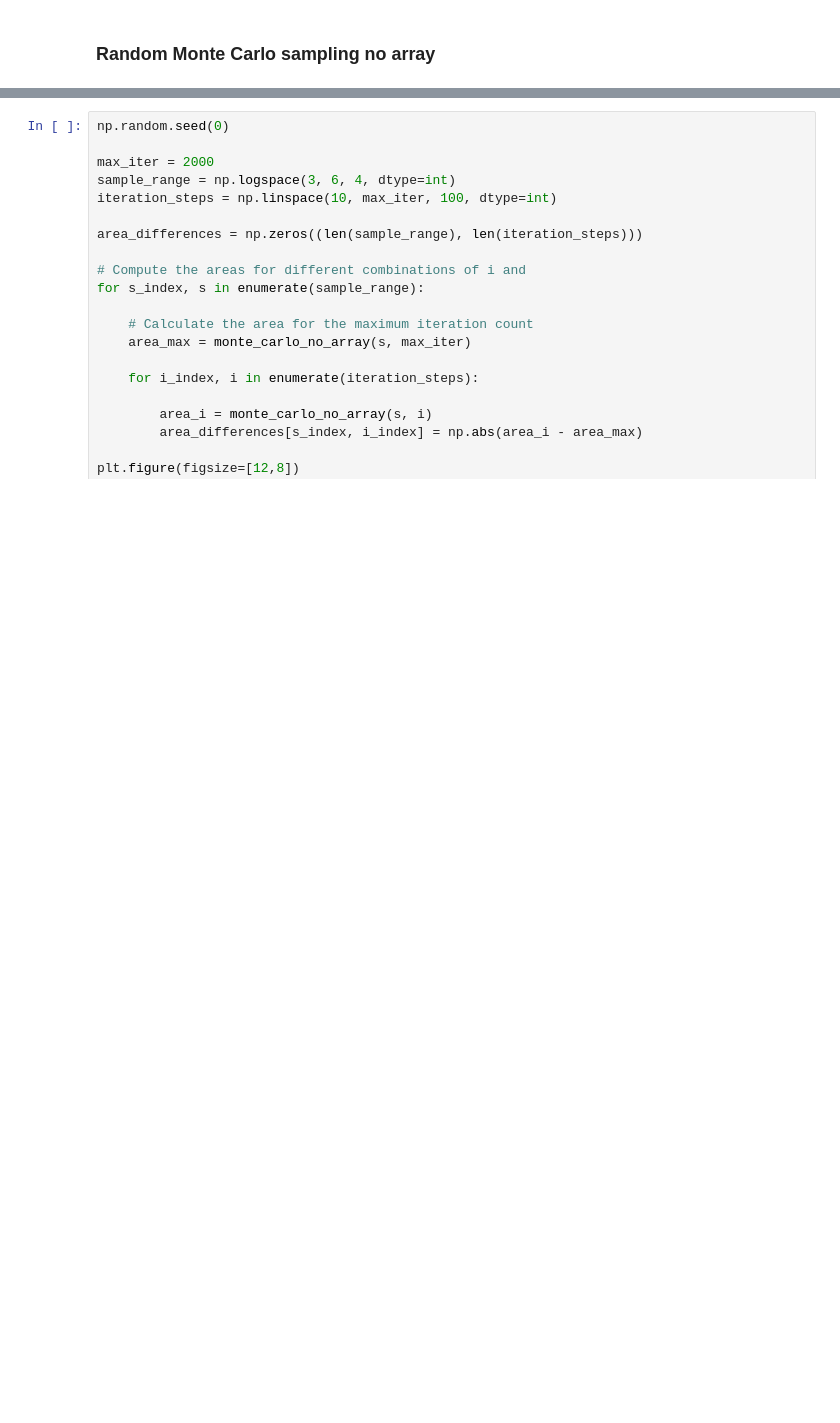
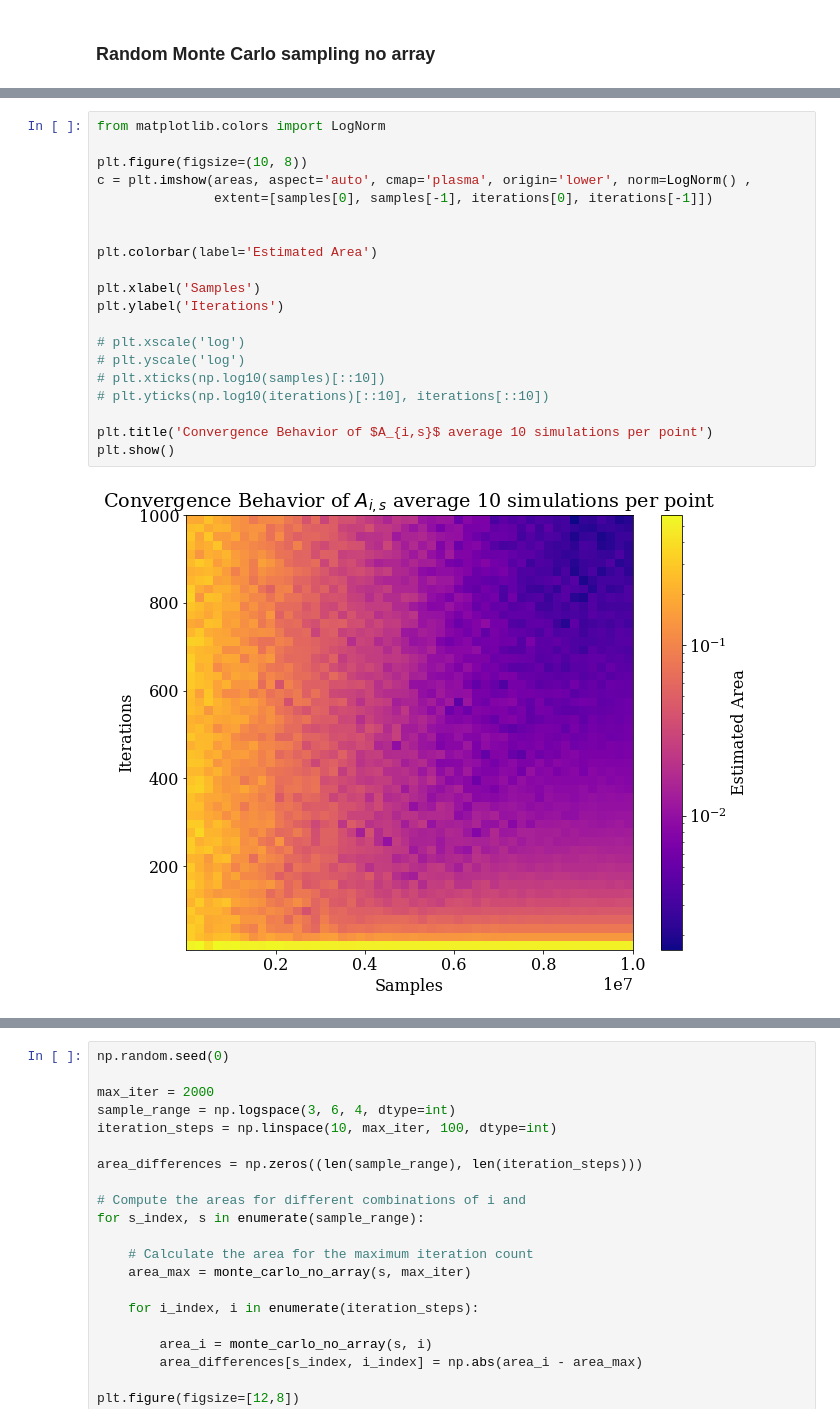
Before and after one commit to reqctoe/STSIM_ass1, a Jupyter notebook: ElinevandeLagemaat_11892900_AdrianRuesink_12195669_EzradeCleen_12042137.ipynb, the cells around one changed output, grey strips where cells are left out. Drawn from its saved outputs; the diff is of its cells as text; blank space fills up the shorter version.

```diff
--- a/ElinevandeLagemaat_11892900_AdrianRuesink_12195669_EzradeCleen_12042137.ipynb
+++ b/ElinevandeLagemaat_11892900_AdrianRuesink_12195669_EzradeCleen_12042137.ipynb
@@ -342,3 +324,25 @@ Current iteration is 1000
+# %%
+from matplotlib.colors import LogNorm
+
+plt.figure(figsize=(10, 8))
+c = plt.imshow(areas, aspect='auto', cmap='plasma', origin='lower', norm=LogNorm() ,
+               extent=[samples[0], samples[-1], iterations[0], iterations[-1]])
+
+
+plt.colorbar(label='Estimated Area')
+
+plt.xlabel('Samples')
+plt.ylabel('Iterations')
+
+# plt.xscale('log')
+# plt.yscale('log')
+# plt.xticks(np.log10(samples)[::10])
+# plt.yticks(np.log10(iterations)[::10], iterations[::10])
+
+plt.title('Convergence Behavior of $A_{i,s}$ average 10 simulations per point')
+plt.show()
+# %% [output]
+[figure, added]
 # %%
 from matplotlib.colors import LogNorm
 
```
Also changed, not shown: parts of 29 cells of this notebook.
